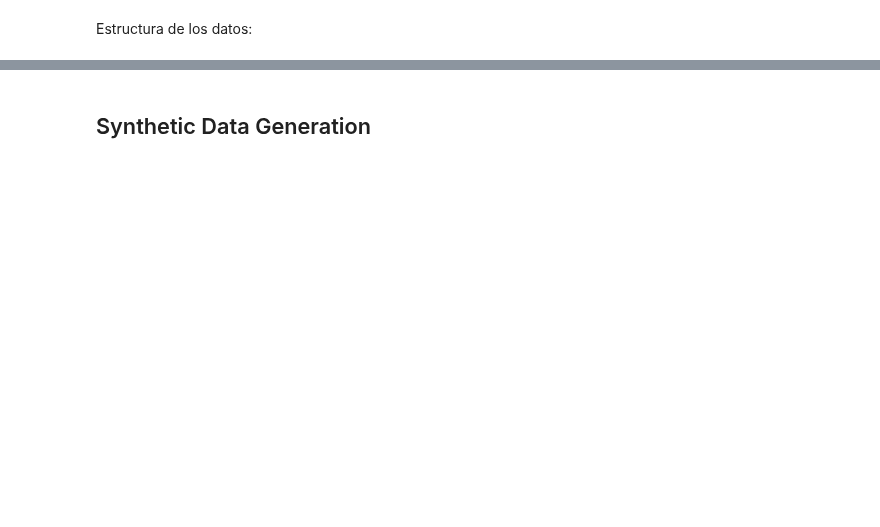
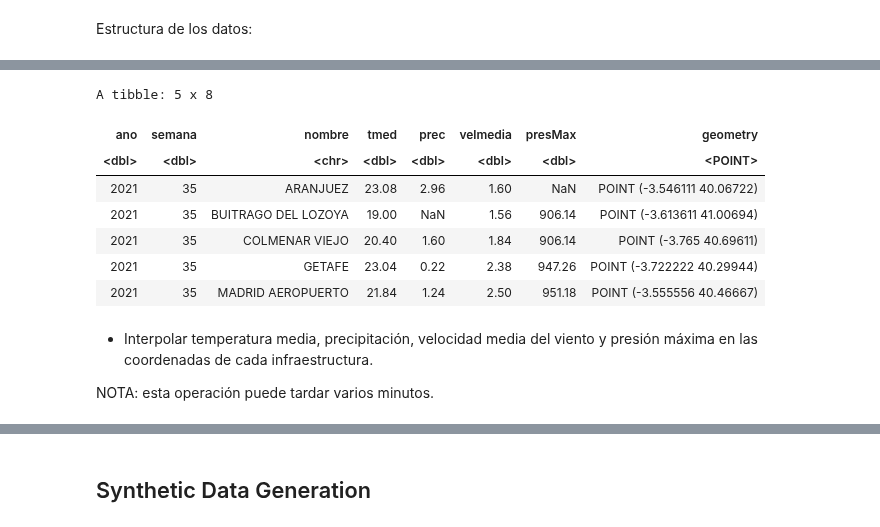
Before and after one commit to URJCDSLab/CitizenLab-Research-and-Development, a Jupyter notebook: casos_urjc/notebooks/II_data_processing/04_vacunas/05. - Data Collection_CU_04_11_meteo_zonas_v_01.ipynb, the cells around one changed output, grey strips where cells are left out. Cells and saved outputs as stored; diff of their text form; code cells hidden in the pictures; blank space fills up the shorter version.

```diff
--- a/casos_urjc/notebooks/II_data_processing/04_vacunas/05. - Data Collection_CU_04_11_meteo_zonas_v_01.ipynb
+++ b/casos_urjc/notebooks/II_data_processing/04_vacunas/05. - Data Collection_CU_04_11_meteo_zonas_v_01.ipynb
@@ -70,0 +237,7 @@ Estructura de  los datos:
+# %%
+edata_01 <- data_01 |>
+    mutate(ano = year(fecha),
+        semana = isoweek(fecha)) |>
+    select(ano, semana, nombre, tmed, prec, velmedia, presMax, X, Y) |>
+    group_by(ano, semana, nombre, X, Y) |>
+    summarise(across(everything(), ~mean(.x, na.rm = TRUE)))
@@ -70,0 +251,3 @@ Estructura de  los datos:
+# %%
+tdata_01 <- edata_01 |>
+    st_as_sf(coords = c("X", "Y"), crs = 4326)
@@ -70,0 +268,15 @@ Estructura de  los datos:
+# %%
+tdata_01 |> tibble() |> slice_head(n = 5)
+# %% [output]
+A tibble: 5 x 8
+| ano | semana | nombre | tmed | prec | velmedia | presMax | geometry |
+| <dbl> | <dbl> | <chr> | <dbl> | <dbl> | <dbl> | <dbl> | <POINT> |
+| 2021 | 35 | ARANJUEZ | 23.08 | 2.96 | 1.60 | NaN | POINT (-3.546111 40.06722) |
+| 2021 | 35 | BUITRAGO DEL LOZOYA | 19.00 | NaN | 1.56 | 906.14 | POINT (-3.613611 41.00694) |
+| 2021 | 35 | COLMENAR VIEJO | 20.40 | 1.60 | 1.84 | 906.14 | POINT (-3.765 40.69611) |
+| 2021 | 35 | GETAFE | 23.04 | 0.22 | 2.38 | 947.26 | POINT (-3.722222 40.29944) |
+| 2021 | 35 | MADRID AEROPUERTO | 21.84 | 1.24 | 2.50 | 951.18 | POINT (-3.555556 40.46667) |
+# %% [markdown]
+* Interpolar temperatura media, precipitación, velocidad media del viento y presión máxima en las coordenadas de cada infraestructura.
+
+NOTA: esta operación puede tardar varios minutos.
```
Also changed, not shown: parts of 76 cells of this notebook, 29 other files.
